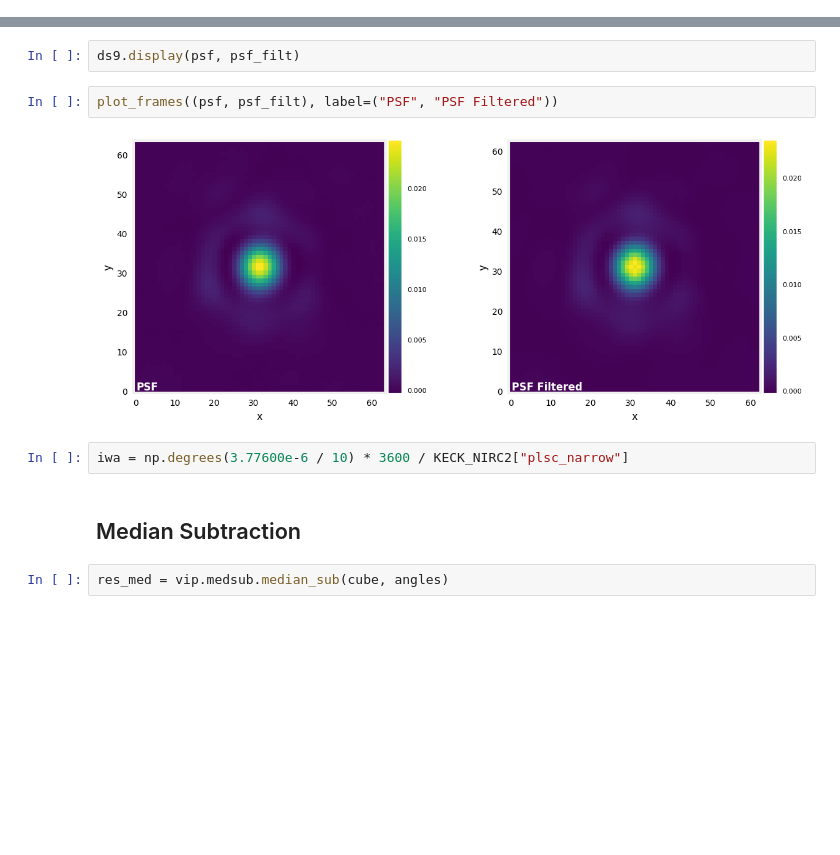
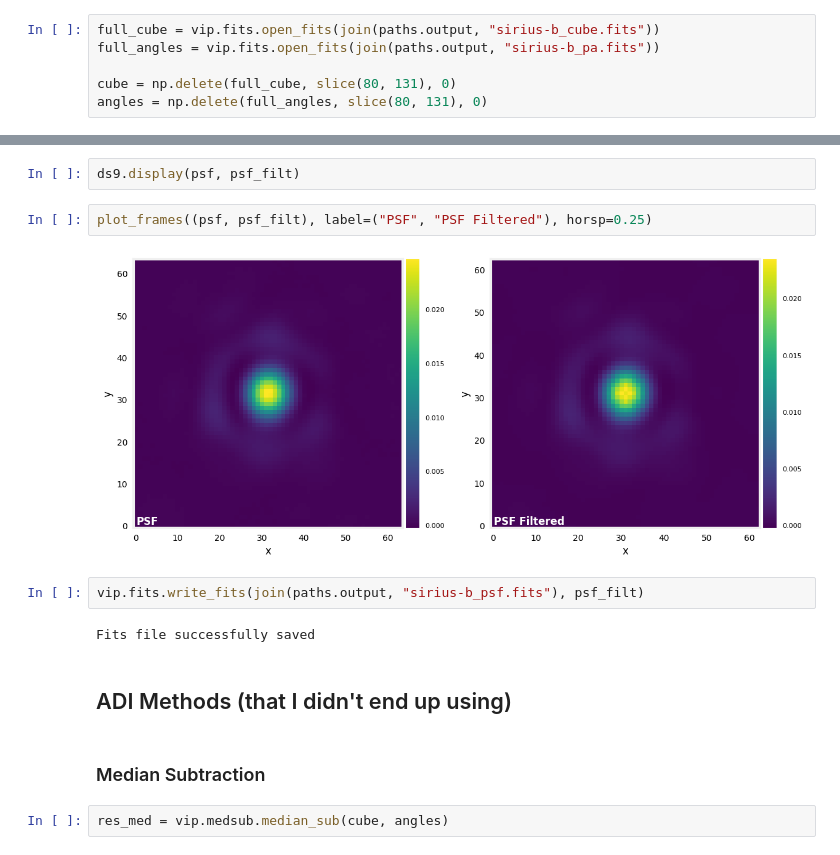
Before and after one commit to mileslucas/sirius-b, a Jupyter notebook: notebooks/adi.ipynb, the cells around one changed output, grey strips where cells are left out. Saved outputs shown, nothing was run; the diff lists cells and outputs as text; blank space fills up the shorter version.

```diff
--- a/notebooks/adi.ipynb
+++ b/notebooks/adi.ipynb
@@ -26,0 +28,6 @@ angles = np.delete(fits.getdata(join(base_path, "par_angles.fits")), slice(80, 1
+# %%
+full_cube = vip.fits.open_fits(join(paths.output, "sirius-b_cube.fits"))
+full_angles = vip.fits.open_fits(join(paths.output, "sirius-b_pa.fits"))
+
+cube = np.delete(full_cube, slice(80, 131), 0)
+angles = np.delete(full_angles, slice(80, 131), 0)
@@ -59,13 +63,17 @@ Flux in 1xFWHM aperture: 0.979
 # %%
 ds9.display(psf, psf_filt)
 # %%
-plot_frames((psf, psf_filt), label=("PSF", "PSF Filtered"))
+plot_frames((psf, psf_filt), label=("PSF", "PSF Filtered"), horsp=0.25)
 # %% [output]
-[figure, old version]
+[figure, new version]
-# %%
-iwa = np.degrees(3.77600e-6 / 10) * 3600 / KECK_NIRC2["plsc_narrow"]
+# %%
+vip.fits.write_fits(join(paths.output, "sirius-b_psf.fits"), psf_filt)
+# %% [output]
+Fits file successfully saved
+# %% [markdown]
+## ADI Methods (that I didn't end up using)
 # %% [markdown]
-## Median Subtraction
+### Median Subtraction
 # %%
 res_med = vip.medsub.median_sub(cube, angles)
 # %% [output]
```
Also changed, not shown: parts of 51 cells of this notebook.
